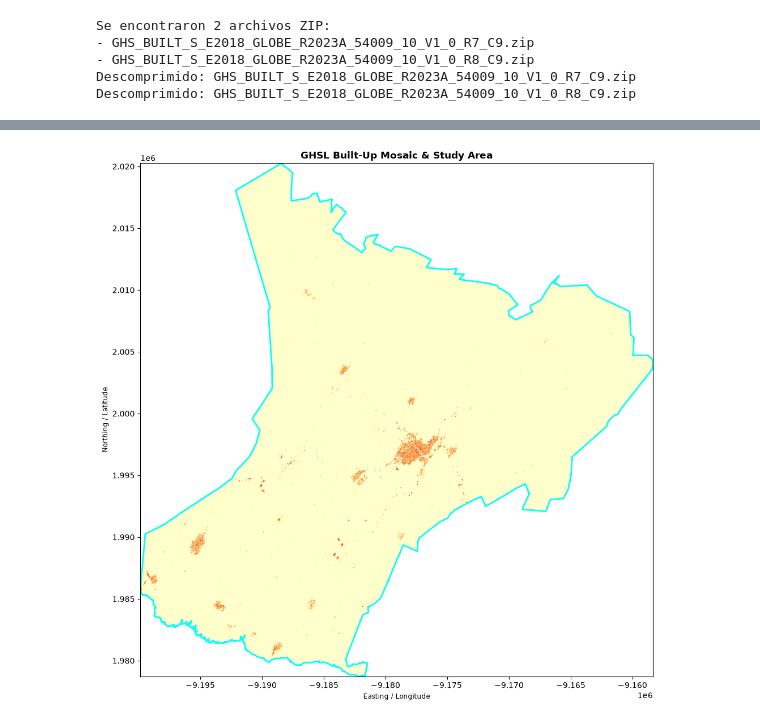
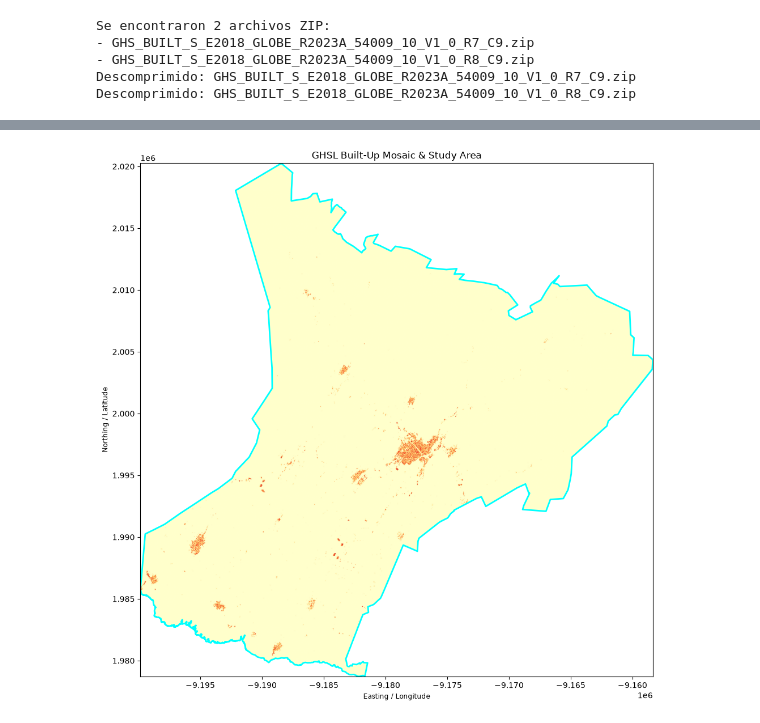
Before and after one commit to BardoSal/ServiceGapAnalysis, a Jupyter notebook: notebooks/code.ipynb, the cells around one changed output, grey strips where cells are left out. Cells and saved outputs as stored; diff of their text form; code cells hidden in the pictures.

```diff
--- a/notebooks/code.ipynb
+++ b/notebooks/code.ipynb
@@ -302,35 +314,30 @@ Mosaic successfully saved to: ../data/input/ghsl/ghsl_study_area_mosaic.tif
 # %%
-import os
-import rasterio as rio
-from rasterio.plot import show
-import matplotlib.pyplot as plt
-
-mosaic_path = '../data/input/ghsl/ghsl_study_area_mosaic.tif'
-
-with rio.open(mosaic_path) as src:
-    # 1. Ensure the study area GeoDataFrame matches the raster's CRS
+# Plot the resulting mosaic and the study area boundary polygon
+# 1. Open raster using rasterio
+with rio.open(output_mosaic_path) as src:
+    # 2. Ensure study area CRS matches the raster CRS
     sa_proj = sa_gpd_projected.to_crs(src.crs) if sa_gpd_projected.crs != src.crs else sa_gpd_projected
 
-    # 2. Set up Matplotlib figure
+    # 3. Set up Matplotlib figure
     fig, ax = plt.subplots(figsize=(10, 10))
 
-    # 3. Plot the raster mosaic using rasterio's show helper
-    # 'cmap' sets color palette (e.g., 'viridis', 'magma', or 'YlOrRd')
-    raster_plot = show(src, ax=ax, cmap="YlOrRd", title="GHSL Built-Up Mosaic & Study Area")
+    # 4. Plot the raster mosaic using rasterio's show helper
+    show(src, ax=ax, cmap="YlOrRd")
 
-    # 4. Overlay the study area boundary polygon
+    # 5. Overlay the study area boundary polygon
     sa_proj.plot(
         ax=ax,
         facecolor="none",      # Transparent interior so raster is visible
         edgecolor="cyan",      # High-contrast outline color
         linewidth=2,
         label="Study Area"
     )
 
-    # 5. Format plot axes and layout
+    # 6. Format plot axes and layout
+    ax.set_title("GHSL Built-Up Mosaic & Study Area")
     ax.set_xlabel("Easting / Longitude")
     ax.set_ylabel("Northing / Latitude")
     plt.tight_layout()
     plt.show()
 # %% [output]
-[figure, old version]
+[figure, new version]
```
Also changed, not shown: parts of 21 cells of this notebook, 5 other files.
